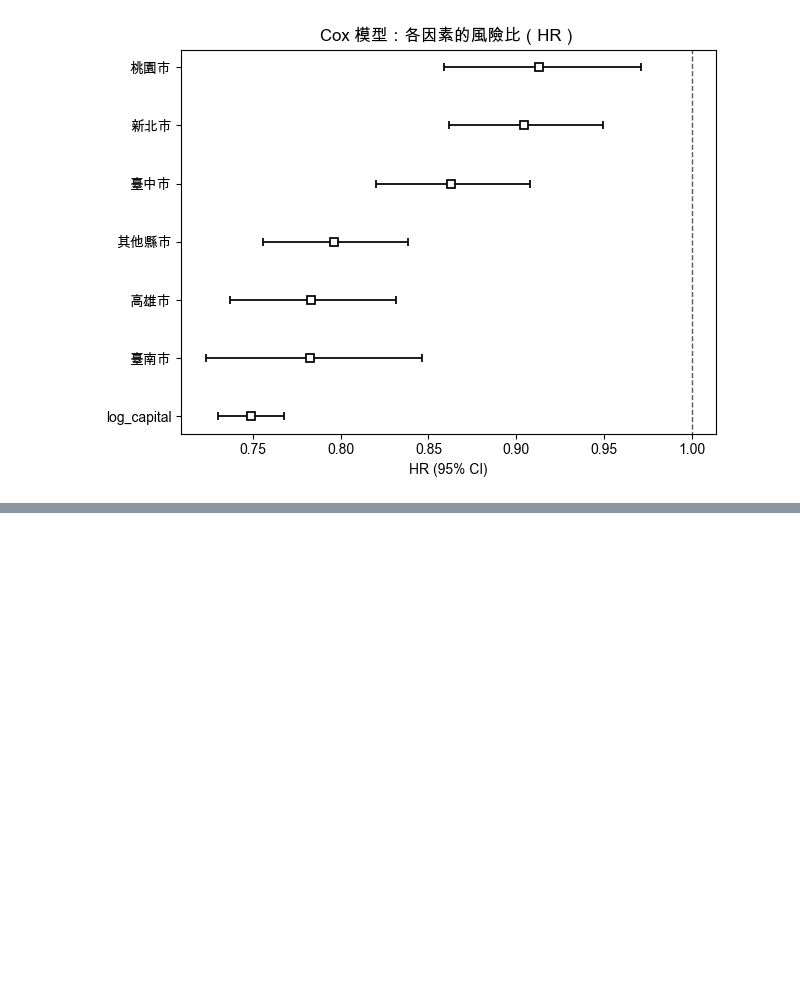
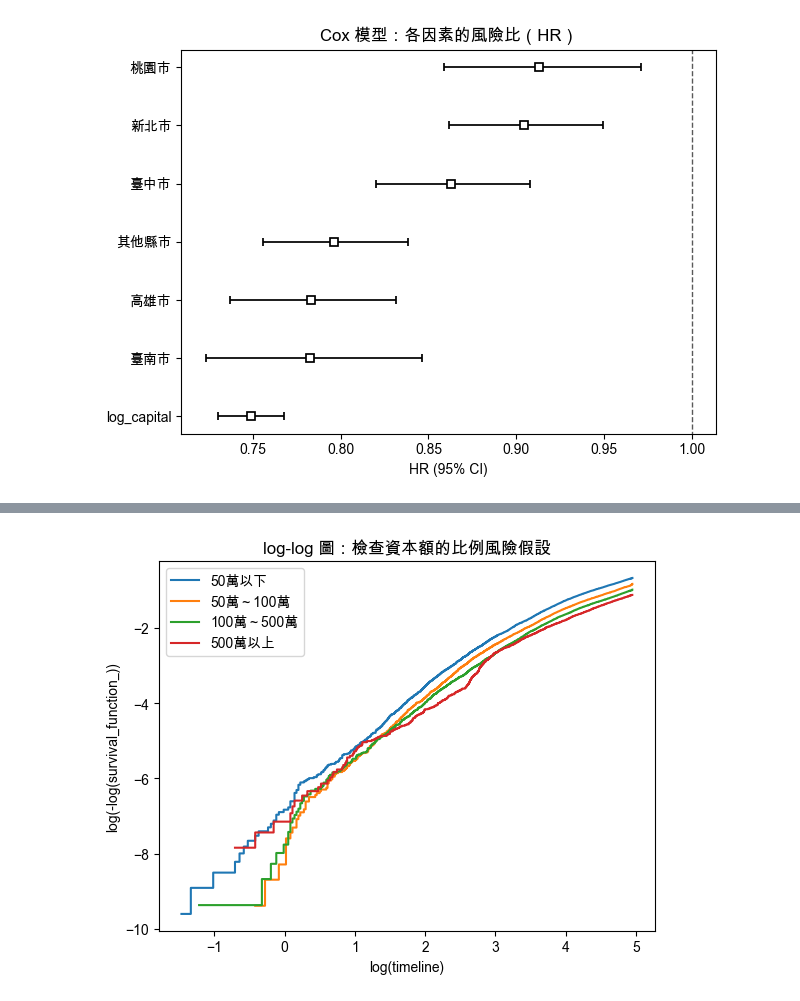
Before and after one commit to anthonylin901/Taiwan-company-survival, a Jupyter notebook: notebooks/05_cox.ipynb, the cells around one changed output, grey strips where cells are left out. Drawn from its saved outputs; the diff is of its cells as text; code cells hidden in the pictures; blank space fills up the shorter version.

```diff
--- a/notebooks/05_cox.ipynb
+++ b/notebooks/05_cox.ipynb
@@ -64,0 +79,21 @@ plt.show()
+# %%
+from lifelines import KaplanMeierFitter
+
+df["capital_group"] = pd.cut(
+    df["capital"],
+    bins=[0, 500_000, 1_000_000, 5_000_000, float("inf")],
+    labels=["50萬以下", "50萬～100萬", "100萬～500萬", "500萬以上"],
+)
+
+fig, ax = plt.subplots()
+for group in df["capital_group"].cat.categories:
+    sub = df[df["capital_group"] == group]
+    kmf = KaplanMeierFitter()
+    kmf.fit(sub["duration_months"], sub["event"], label=group)
+    kmf.plot_loglogs(ax=ax)
+
+ax.set_title("log-log 圖：檢查資本額的比例風險假設")
+plt.savefig("../reports/figures/ph_loglog_capital.png", dpi=150)
+plt.show()
+# %% [output]
+[figure, added]
```
Also changed, not shown: parts of 2 cells of this notebook, 2 other files.
